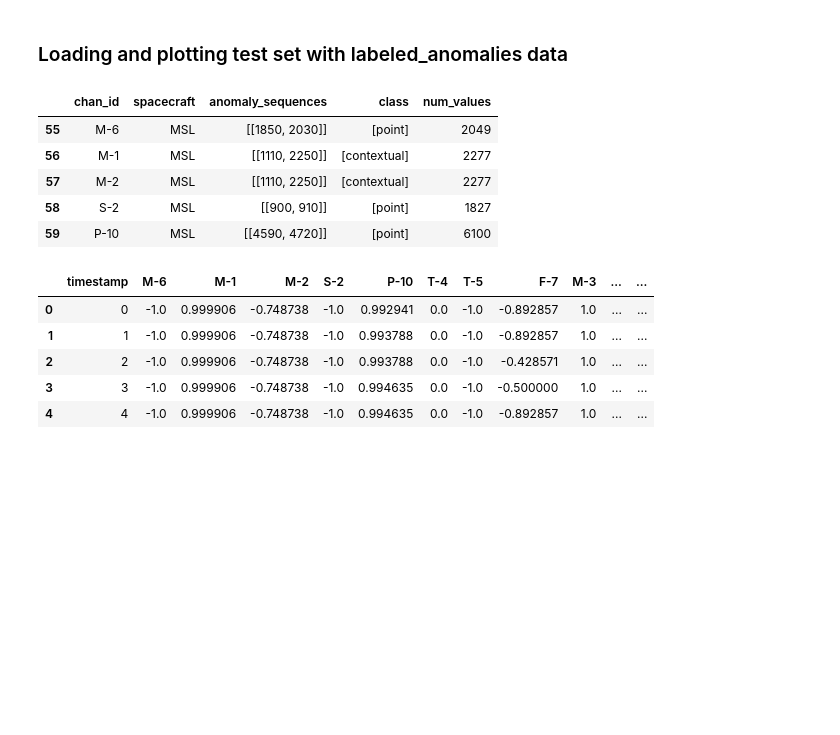
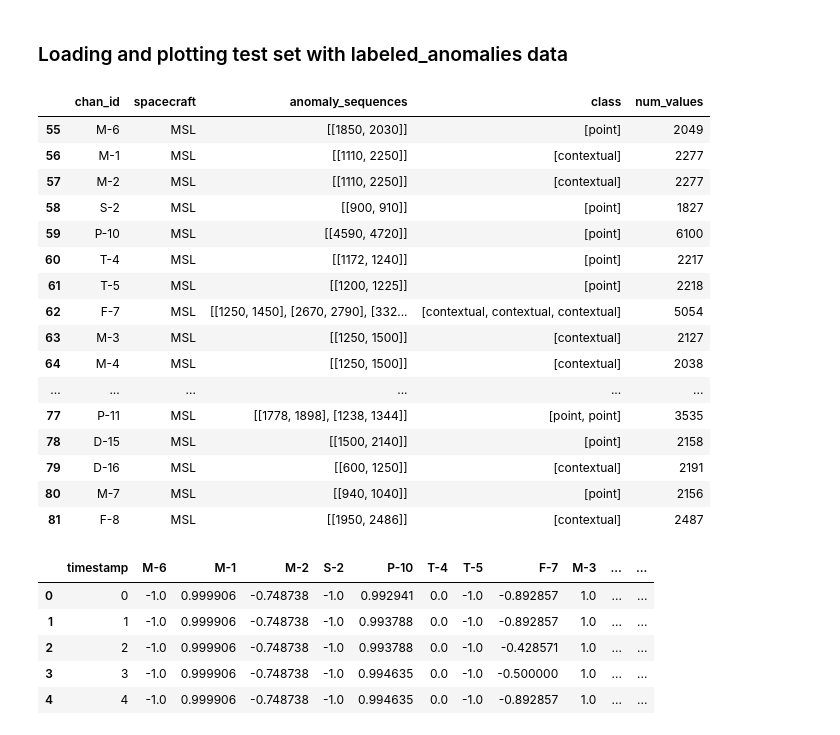
Before and after one commit to namvux1404/Anomalies-detection---Vector-workshop, a Jupyter notebook: Multivariate_timeseries_anomalies_GDN.ipynb, the cells around one changed output. Saved outputs shown, nothing was run; the diff lists cells and outputs as text; code cells hidden in the pictures; blank space fills up the shorter version.

```diff
--- a/Multivariate_timeseries_anomalies_GDN.ipynb
+++ b/Multivariate_timeseries_anomalies_GDN.ipynb
@@ -228,14 +228,25 @@ df_test= pd.read_csv('./data/msl/test.csv',sep=',')
 labeled_anomalies= pd.read_csv('/content/Anomalies-detection---Vector-workshop/data/labeled_anomalies.csv',sep=',')
 # %%
 labeled_anomalies = labeled_anomalies[labeled_anomalies['spacecraft'] == 'MSL']
-labeled_anomalies.head(5)
+labeled_anomalies
 # %% [output]
 |  | chan_id | spacecraft | anomaly_sequences | class | num_values |
 | 55 | M-6 | MSL | [[1850, 2030]] | [point] | 2049 |
 | 56 | M-1 | MSL | [[1110, 2250]] | [contextual] | 2277 |
 | 57 | M-2 | MSL | [[1110, 2250]] | [contextual] | 2277 |
 | 58 | S-2 | MSL | [[900, 910]] | [point] | 1827 |
 | 59 | P-10 | MSL | [[4590, 4720]] | [point] | 6100 |
+| 60 | T-4 | MSL | [[1172, 1240]] | [point] | 2217 |
+| 61 | T-5 | MSL | [[1200, 1225]] | [point] | 2218 |
+| 62 | F-7 | MSL | [[1250, 1450], [2670, 2790], [332... | [contextual, contextual, contextual] | 5054 |
+| 63 | M-3 | MSL | [[1250, 1500]] | [contextual] | 2127 |
+| 64 | M-4 | MSL | [[1250, 1500]] | [contextual] | 2038 |
+| ... | ... | ... | ... | ... | ... |
+| 77 | P-11 | MSL | [[1778, 1898], [1238, 1344]] | [point, point] | 3535 |
+| 78 | D-15 | MSL | [[1500, 2140]] | [point] | 2158 |
+| 79 | D-16 | MSL | [[600, 1250]] | [contextual] | 2191 |
+| 80 | M-7 | MSL | [[940, 1040]] | [point] | 2156 |
+| 81 | F-8 | MSL | [[1950, 2486]] | [contextual] | 2487 |
 # %%
 df_test.head(5)
 # %% [output]
```
Also changed, not shown: parts of 16 cells of this notebook.
